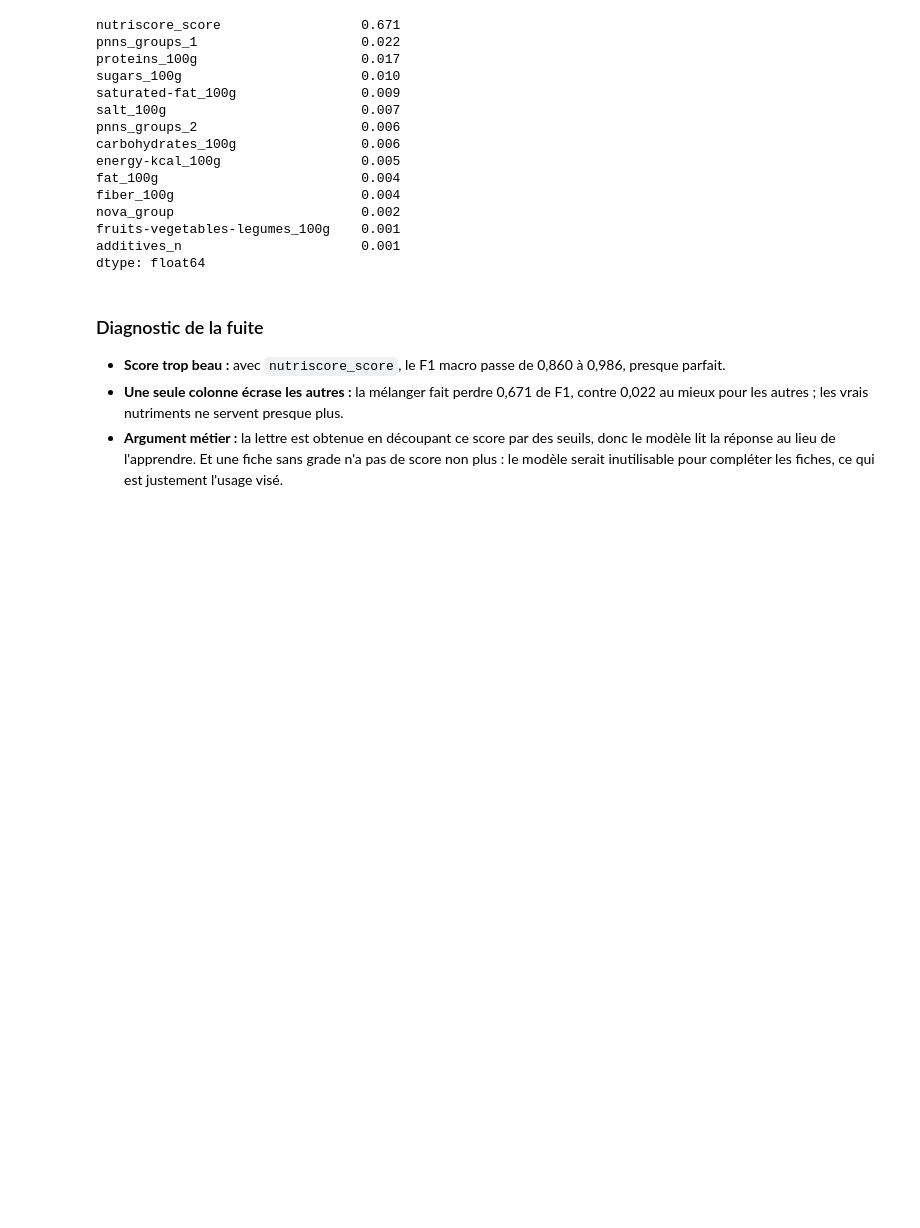
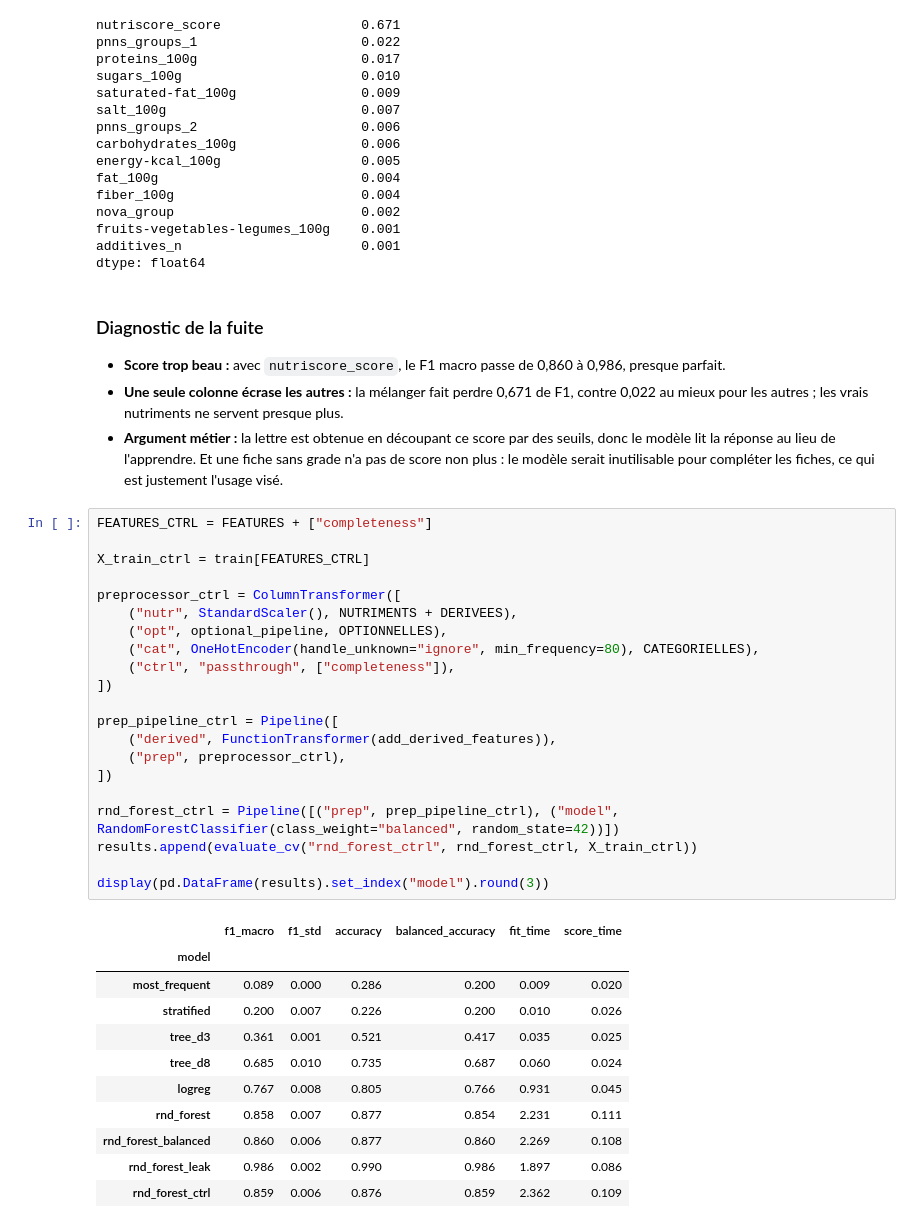
Before and after one commit to RedlineM2I/nutriscope, a Jupyter notebook: notebooks/ml_nutriscore.ipynb, the cells around one changed output. Drawn from its saved outputs; the diff is of its cells as text; blank space fills up the shorter version.

```diff
--- a/notebooks/ml_nutriscore.ipynb
+++ b/notebooks/ml_nutriscore.ipynb
@@ -353,3 +353,36 @@ dtype: float64
 - **Score trop beau :** avec `nutriscore_score`, le F1 macro passe de 0,860 à 0,986, presque parfait.
 - **Une seule colonne écrase les autres :** la mélanger fait perdre 0,671 de F1, contre 0,022 au mieux pour les autres ; les vrais nutriments ne servent presque plus.
 - **Argument métier :** la lettre est obtenue en découpant ce score par des seuils, donc le modèle lit la réponse au lieu de l'apprendre. Et une fiche sans grade n'a pas de score non plus : le modèle serait inutilisable pour compléter les fiches, ce qui est justement l'usage visé.
+# %%
+FEATURES_CTRL = FEATURES + ["completeness"]
+
+X_train_ctrl = train[FEATURES_CTRL]
+
+preprocessor_ctrl = ColumnTransformer([
+    ("nutr", StandardScaler(), NUTRIMENTS + DERIVEES),
+    ("opt", optional_pipeline, OPTIONNELLES),
+    ("cat", OneHotEncoder(handle_unknown="ignore", min_frequency=80), CATEGORIELLES),
+    ("ctrl", "passthrough", ["completeness"]),
+])
+
+prep_pipeline_ctrl = Pipeline([
+    ("derived", FunctionTransformer(add_derived_features)),
+    ("prep", preprocessor_ctrl),
+])
+
+rnd_forest_ctrl = Pipeline([("prep", prep_pipeline_ctrl), ("model", RandomForestClassifier(class_weight="balanced", random_state=42))])
+results.append(evaluate_cv("rnd_forest_ctrl", rnd_forest_ctrl, X_train_ctrl))
+
+display(pd.DataFrame(results).set_index("model").round(3))
+# %% [output]
+|  | f1_macro | f1_std | accuracy | balanced_accuracy | fit_time | score_time |
+| model |  |  |  |  |  |  |
+| most_frequent | 0.089 | 0.000 | 0.286 | 0.200 | 0.009 | 0.020 |
+| stratified | 0.200 | 0.007 | 0.226 | 0.200 | 0.010 | 0.026 |
+| tree_d3 | 0.361 | 0.001 | 0.521 | 0.417 | 0.035 | 0.025 |
+| tree_d8 | 0.685 | 0.010 | 0.735 | 0.687 | 0.060 | 0.024 |
+| logreg | 0.767 | 0.008 | 0.805 | 0.766 | 0.931 | 0.045 |
+| rnd_forest | 0.858 | 0.007 | 0.877 | 0.854 | 2.231 | 0.111 |
+| rnd_forest_balanced | 0.860 | 0.006 | 0.877 | 0.860 | 2.269 | 0.108 |
+| rnd_forest_leak | 0.986 | 0.002 | 0.990 | 0.986 | 1.897 | 0.086 |
+| rnd_forest_ctrl | 0.859 | 0.006 | 0.876 | 0.859 | 2.362 | 0.109 |
```
Also changed, not shown: parts of 9 cells of this notebook.
